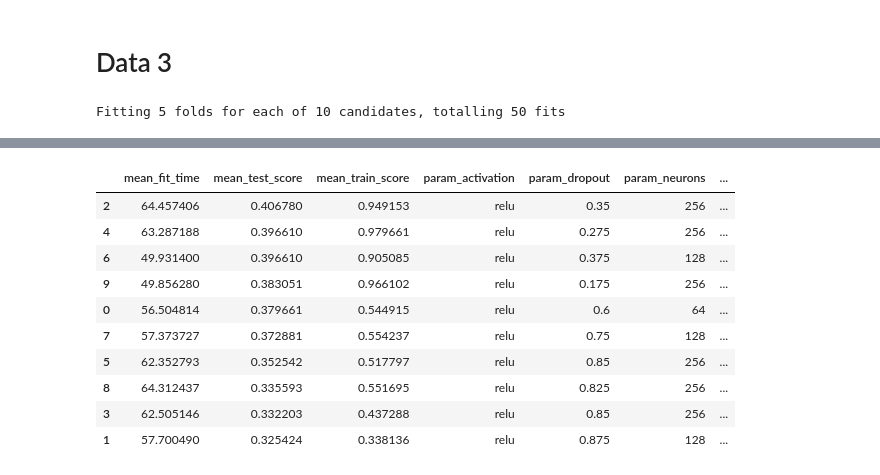
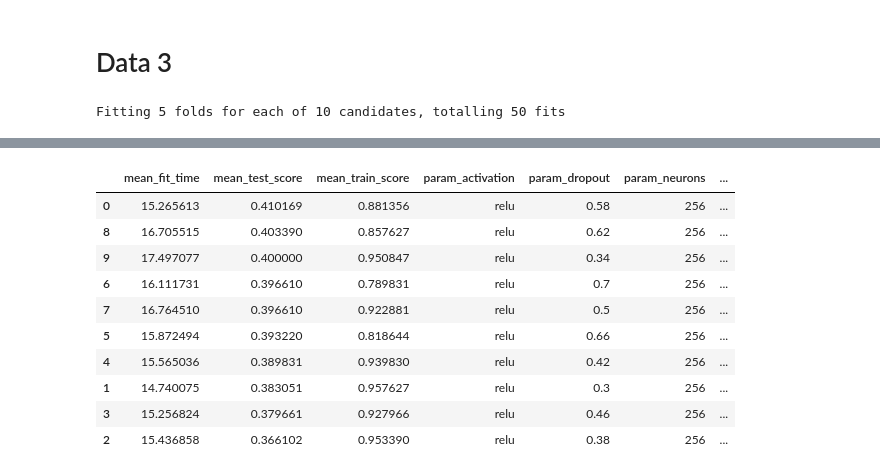
Before and after one commit to romanovzky/Titanic-Kaggle, a Jupyter notebook: Titanic Deck Predictor.ipynb, the cells around one changed output, grey strips where cells are left out. Drawn from its saved outputs; the diff is of its cells as text; code cells hidden in the pictures.

```diff
--- a/Titanic Deck Predictor.ipynb
+++ b/Titanic Deck Predictor.ipynb
@@ -196,9 +271,9 @@ classifier = KerasClassifier(build_fn=create_model,verbose=0)
 param_distributions = {'epochs':[1000],
                        'batch_size':[1024],
                        'in_layer':[X.shape[1]],
-                       'neurons' : [64,128,256],#[32,64,128],
-                       'optimizer': ['adam','rmsprop','adadelta'],#['adam','adagrad','rmsprop','adadelta'],
-                       'dropout' : np.linspace(0.1,0.9,33),
+                       'neurons' : [256],#[32,64,128],
+                       'optimizer': ['adadelta'],#['adam','adagrad','rmsprop','adadelta'],
+                       'dropout' : np.linspace(0.3,0.7,11),
                        'activation' : ['relu'],
                        'shape':['two']
                       }
@@ -222,11 +297,11 @@ Fitting 5 folds for each of 10 candidates, totalling 50 fits
 |  | mean_fit_time | mean_test_score | mean_train_score | param_activation | param_dropout | param_neurons | ... |
-| 2 | 64.457406 | 0.406780 | 0.949153 | relu | 0.35 | 256 | ... |
-| 4 | 63.287188 | 0.396610 | 0.979661 | relu | 0.275 | 256 | ... |
-| 6 | 49.931400 | 0.396610 | 0.905085 | relu | 0.375 | 128 | ... |
-| 9 | 49.856280 | 0.383051 | 0.966102 | relu | 0.175 | 256 | ... |
-| 0 | 56.504814 | 0.379661 | 0.544915 | relu | 0.6 | 64 | ... |
-| 7 | 57.373727 | 0.372881 | 0.554237 | relu | 0.75 | 128 | ... |
-| 5 | 62.352793 | 0.352542 | 0.517797 | relu | 0.85 | 256 | ... |
-| 8 | 64.312437 | 0.335593 | 0.551695 | relu | 0.825 | 256 | ... |
-| 3 | 62.505146 | 0.332203 | 0.437288 | relu | 0.85 | 256 | ... |
-| 1 | 57.700490 | 0.325424 | 0.338136 | relu | 0.875 | 128 | ... |
+| 0 | 15.265613 | 0.410169 | 0.881356 | relu | 0.58 | 256 | ... |
+| 8 | 16.705515 | 0.403390 | 0.857627 | relu | 0.62 | 256 | ... |
+| 9 | 17.497077 | 0.400000 | 0.950847 | relu | 0.34 | 256 | ... |
+| 6 | 16.111731 | 0.396610 | 0.789831 | relu | 0.7 | 256 | ... |
+| 7 | 16.764510 | 0.396610 | 0.922881 | relu | 0.5 | 256 | ... |
+| 5 | 15.872494 | 0.393220 | 0.818644 | relu | 0.66 | 256 | ... |
+| 4 | 15.565036 | 0.389831 | 0.939830 | relu | 0.42 | 256 | ... |
+| 1 | 14.740075 | 0.383051 | 0.957627 | relu | 0.3 | 256 | ... |
+| 3 | 15.256824 | 0.379661 | 0.927966 | relu | 0.46 | 256 | ... |
+| 2 | 15.436858 | 0.366102 | 0.953390 | relu | 0.38 | 256 | ... |
```
Also changed, not shown: parts of 14 cells of this notebook, 6 other files.
